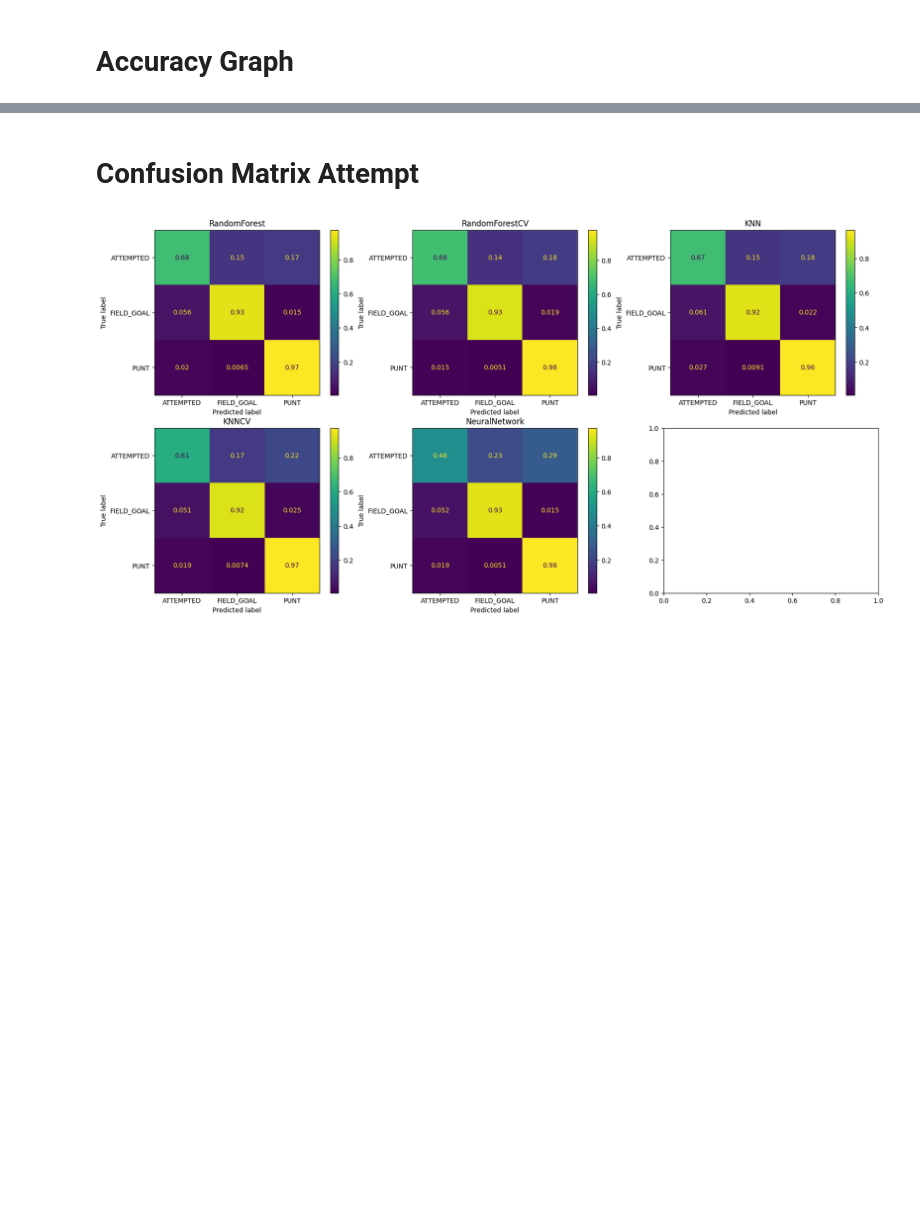
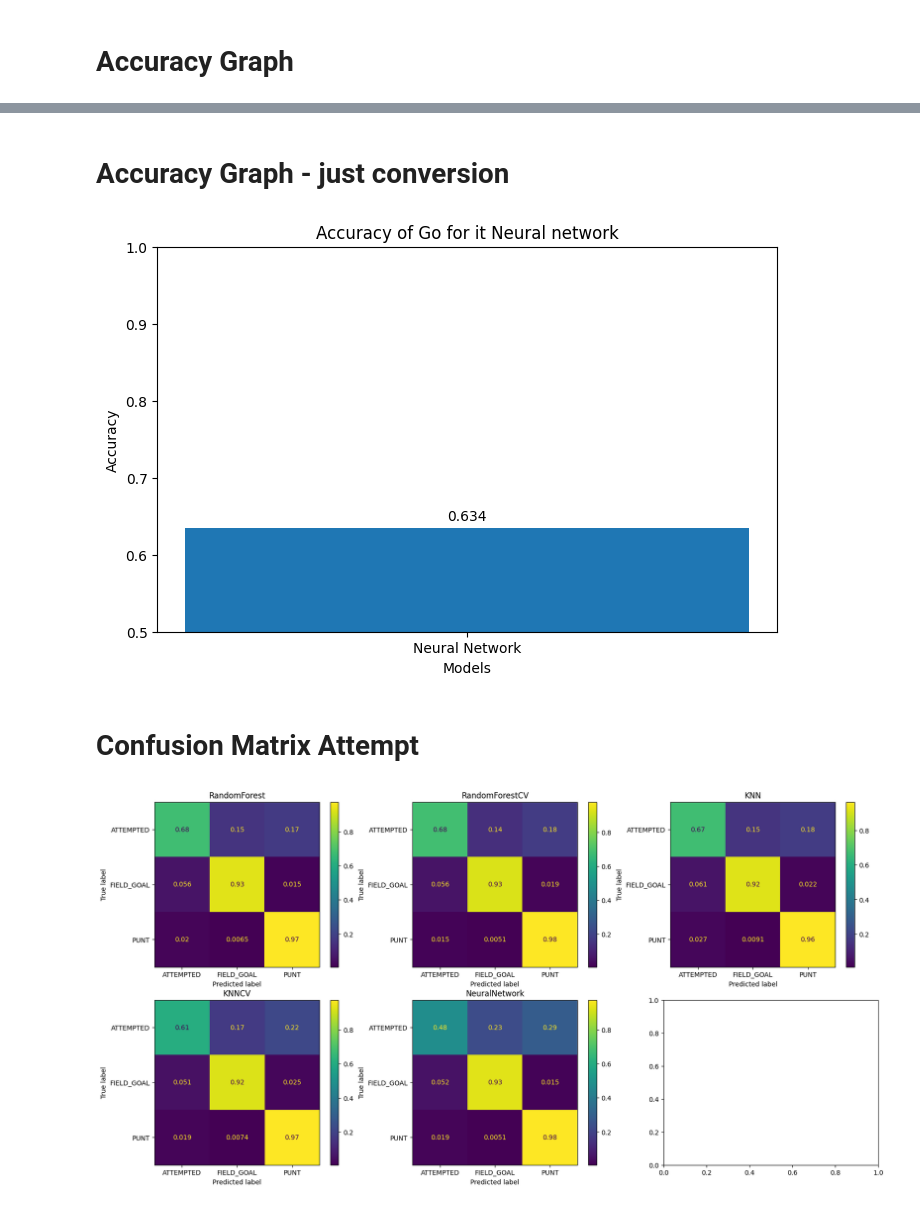
Before and after one commit to lpfahler16/ML-final-project, a Jupyter notebook: Notebooks/Results.ipynb, the cells around one changed output, grey strips where cells are left out. Saved outputs shown, nothing was run; the diff lists cells and outputs as text; code cells hidden in the pictures; blank space fills up the shorter version.

```diff
--- a/Notebooks/Results.ipynb
+++ b/Notebooks/Results.ipynb
@@ -17,5 +17,6 @@ from sklearn.metrics import confusion_matrix, ConfusionMatrixDisplay, accuracy_s
 # %%
 _, X_test, _, y_test_a = helpers.attempt_data_split()
 _, _, _, y_test_c = helpers.convert_data_split()
+_, X_test_g, _, y_test_g = helpers.go_for_it_data_split()
 # %%
 labels = ['RandomForest', 'RandomForestCV', 'KNN', 'KNNCV', 'NeuralNetwork']
@@ -69,3 +94,22 @@ plt.show()
+# %% [markdown]
+# Accuracy Graph - just conversion
+# %%
+# Attept graph
+score = accuracy_score(y_test_g, prediction_go_for_it)
+
+fig, ax = plt.subplots(1, 1, figsize=(8, 5))
+
+bars1 = ax.bar(["Neural Network"], [score])
+ax.set_title('Accuracy of Go for it Neural network')
+ax.set_xlabel('Models')
+ax.set_ylabel('Accuracy')
+ax.set_ylim(0.5, 1)
+
+# Add labels to the bars
+for i, bar in enumerate(bars1):
+    ax.text(bar.get_x() + bar.get_width() / 2, bar.get_height() + 0.01, round(score, 3), ha='center')
+# %% [output]
+[figure, added]
 # %% [markdown]
 # Confusion Matrix Attempt
 # %%
```
Also changed, not shown: parts of 6 cells of this notebook, 4 other files.
